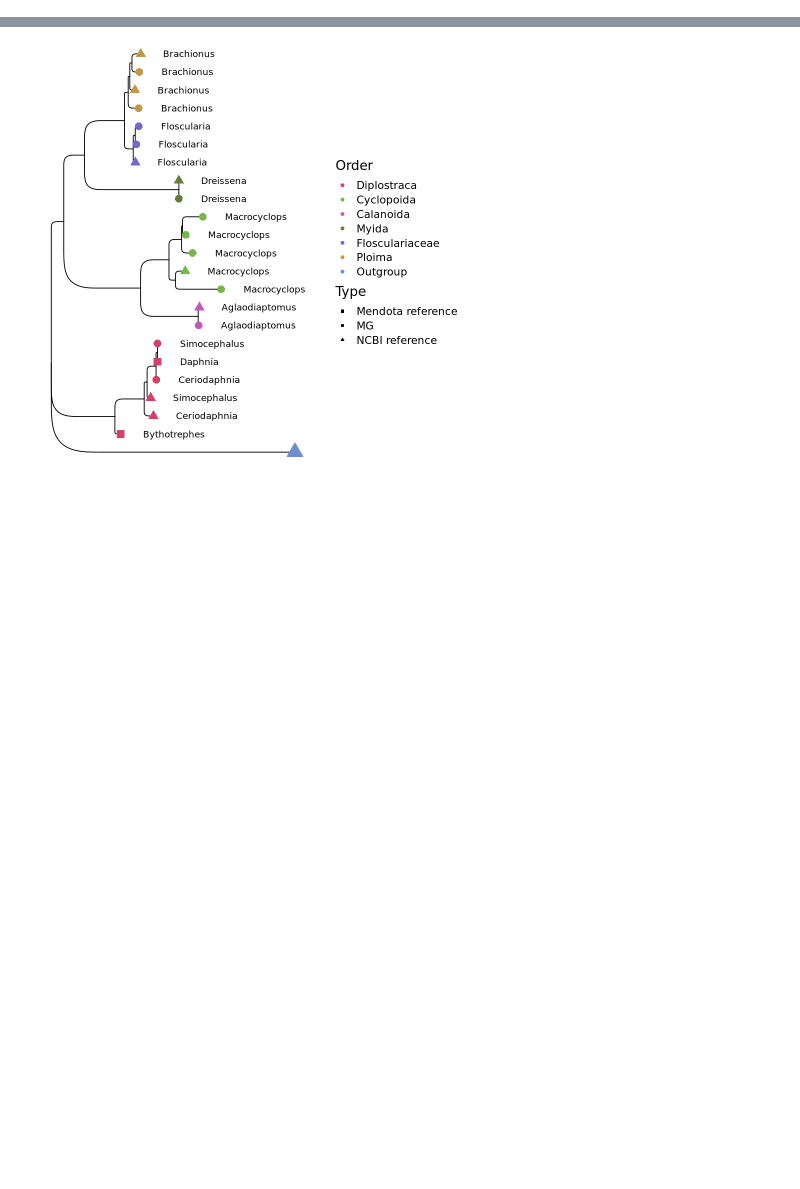
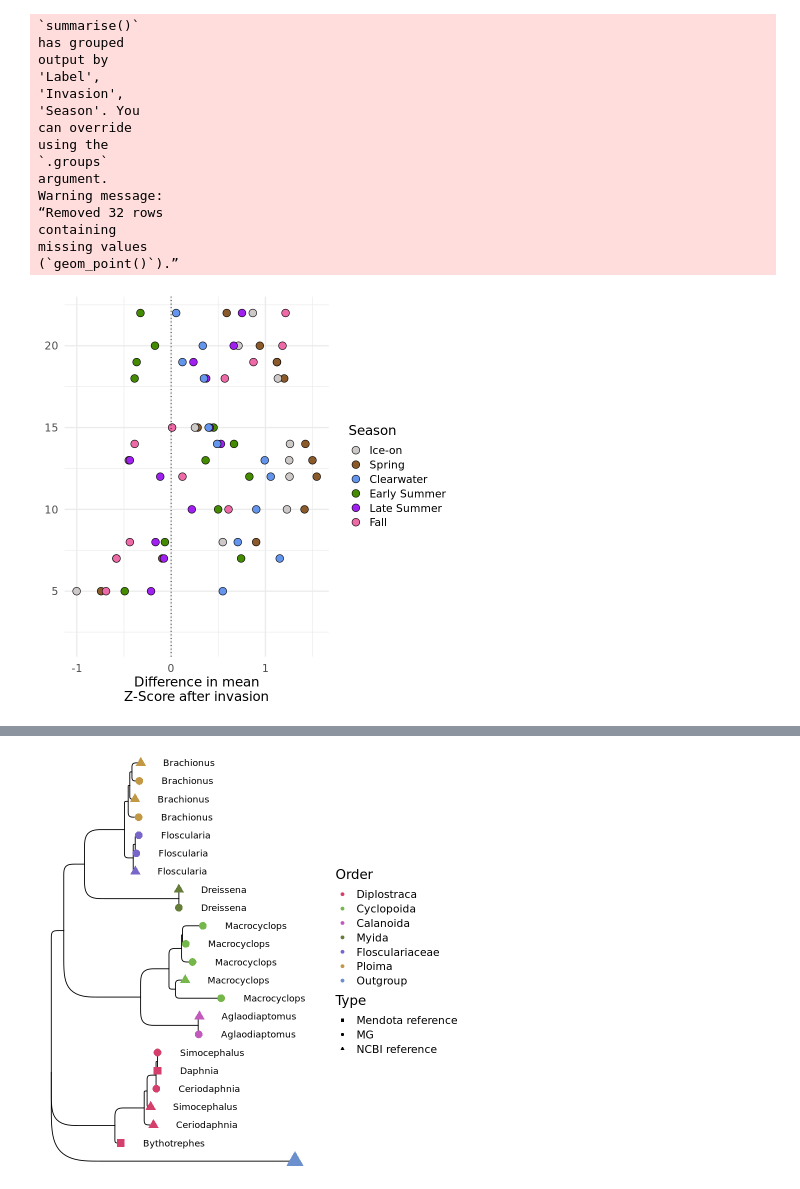
Before and after one commit to akrinos/2023-Krinos-Mendota18S, a Jupyter notebook: code/Jupyter Notebooks/metazoan-panel.ipynb, the cells around one changed output, grey strips where cells are left out. Saved outputs shown, nothing was run; the diff lists cells and outputs as text; code cells hidden in the pictures; blank space fills up the shorter version.

```diff
--- a/code/Jupyter Notebooks/metazoan-panel.ipynb
+++ b/code/Jupyter Notebooks/metazoan-panel.ipynb
@@ -369,0 +568,40 @@ override using the
+# %%
+change_plot = ggplot(for_heatmap %>%
+    dplyr::mutate(Year = as.numeric(Year)) %>%
+    dplyr::arrange(desc(ZScore)) %>% dplyr::select(SampleDate,Year,Season,Label,y,TPM,ZScore) %>%
+    dplyr::mutate(Invasion=case_when(Year > 2010 ~ "Post",
+                                     TRUE ~ "Pre")) %>%
+    dplyr::group_by(Label,Invasion,Season,y) %>% dplyr::summarize(ZScore = mean(ZScore)) %>%
+    tidyr::pivot_wider(id_cols=c("Label","y","Season"),names_from="Invasion",values_from="ZScore") %>%
+    dplyr::mutate(Ratio = (Post-Pre)/abs(Pre)) %>%
+    dplyr::mutate(Ratio = Post/Pre) %>%
+    dplyr::mutate(Diff = Post-Pre) %>% dplyr::arrange(desc(abs(Diff))) ) +
+    geom_point(aes(x = Diff, fill = Season, y = y),pch=21,size=4) +
+    aplot::ylim2(metazoan_tree)+
+    scale_fill_manual(name="Season",
+                            breaks = c('Ice','Spring','Clearwater','EarlySummer','LateSummer','Fall'),
+                            labels = c("Ice-on","Spring","Clearwater","Early Summer","Late Summer","Fall"),
+                            values=c("snow3","tan4","cornflowerblue","chartreuse4","purple","hotpink2"),na.value="black") +
+    theme_minimal(base_size=16)+geom_vline(aes(xintercept=0),linetype="dotted")+
+    theme(axis.text.x = element_text(angle = 0, vjust = 0.5, hjust=0.5),
+          axis.title.y=element_blank(),
+          #axis.text.y=element_blank(),
+          axis.ticks.y=element_blank())+xlab("Difference in mean\nZ-Score after invasion")
+change_plot
+# %% [output]
+`summarise()`
+has grouped
+output by
+'Label',
+'Invasion',
+'Season'. You
+can override
+using the
+`.groups`
+argument.
+Warning message:
+“Removed 32 rows
+containing
+missing values
+(`geom_point()`).”
+[figure, added]
```
Also changed, not shown: parts of 23 cells of this notebook, 7 other files.
